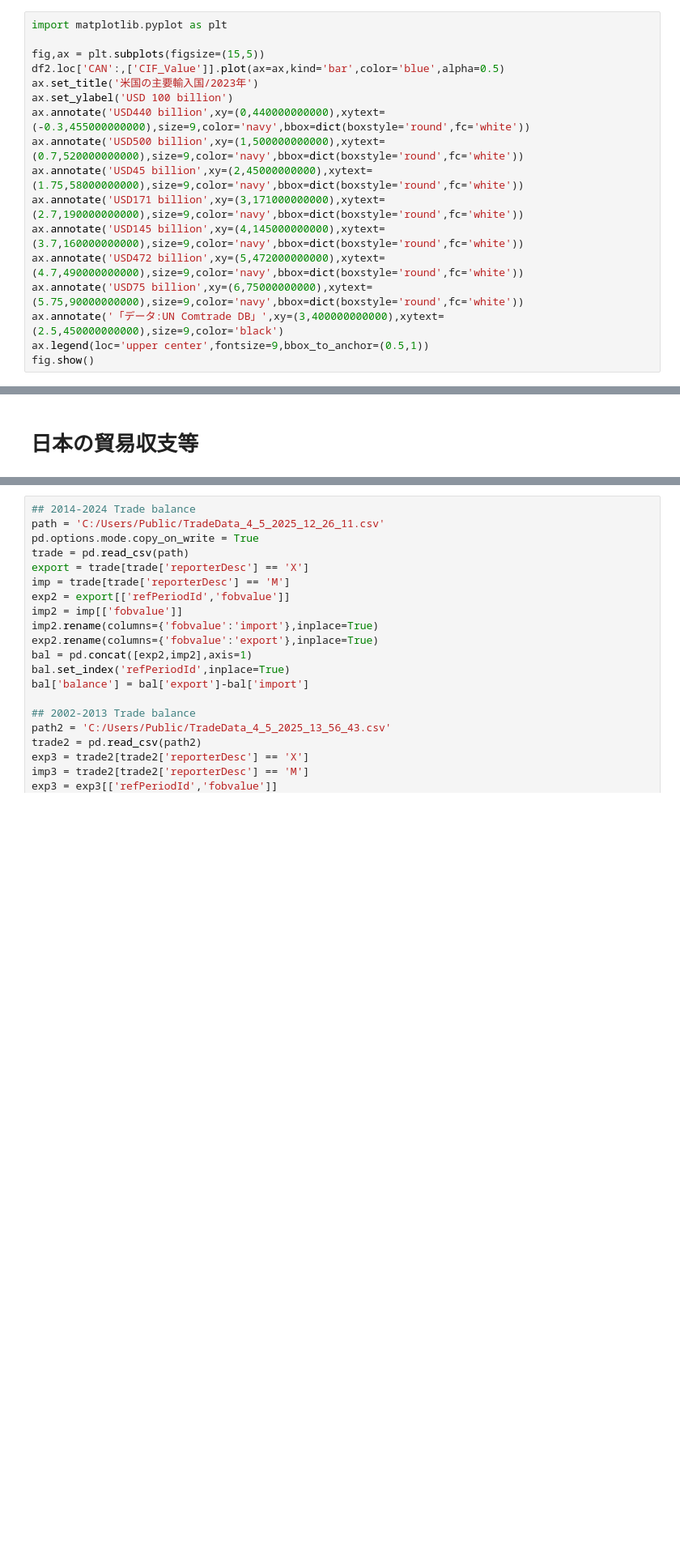
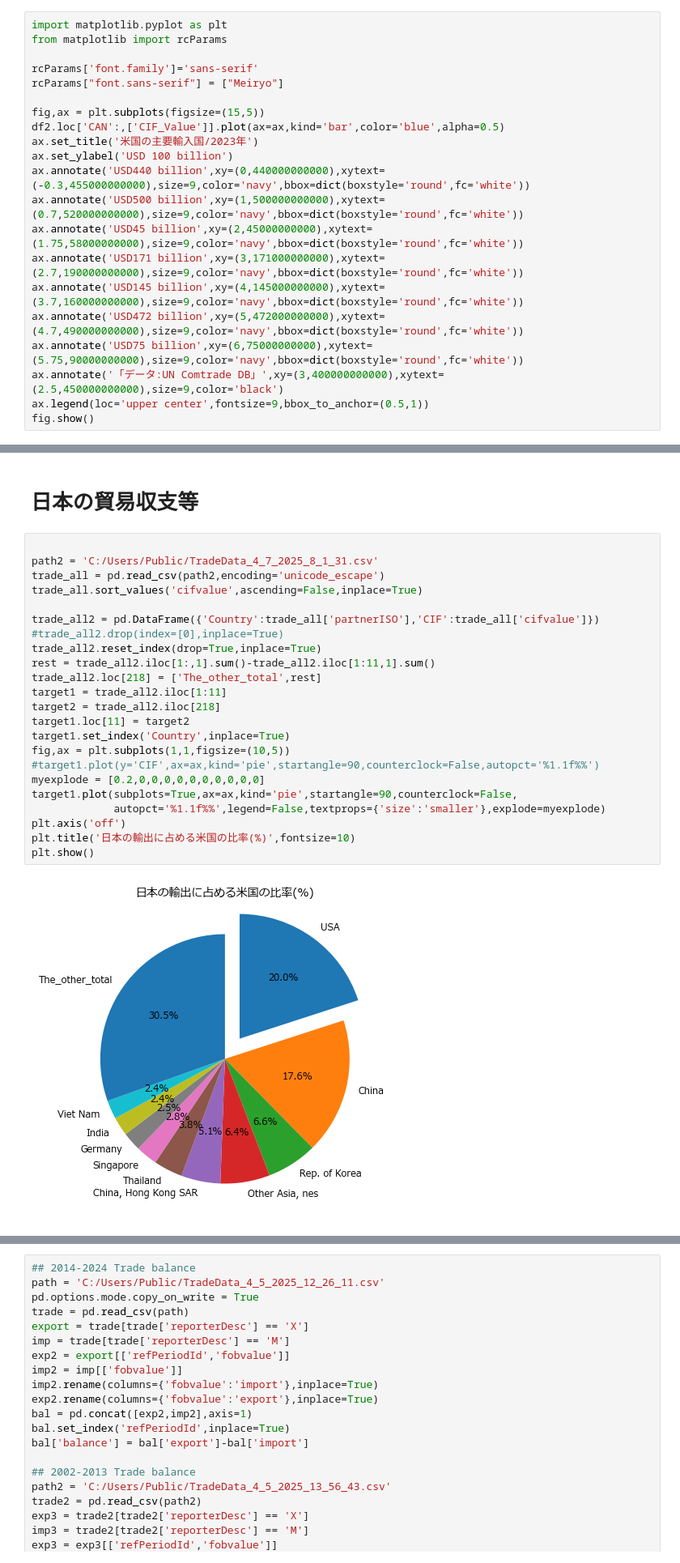
Before and after one commit to Pipikopimame/orbe_public2, a Jupyter notebook: 日本の貿易収支.ipynb, the cells around one changed output, grey strips where cells are left out. Shown at 81% size. Drawn from its saved outputs; the diff is of its cells as text; blank space fills up the shorter version.

```diff
--- a/日本の貿易収支.ipynb
+++ b/日本の貿易収支.ipynb
@@ -23,6 +24,10 @@ df2
 <h1>米国の主要輸入国/2023年</h1>
 # %%
 import matplotlib.pyplot as plt
+from matplotlib import rcParams
+
+rcParams['font.family']='sans-serif'
+rcParams["font.sans-serif"] = ["Meiryo"]
 
 fig,ax = plt.subplots(figsize=(15,5))
 df2.loc['CAN':,['CIF_Value']].plot(ax=ax,kind='bar',color='blue',alpha=0.5)
@@ -53,2 +48,27 @@ fig.show()
 # %% [markdown]
 <h1>日本の貿易収支等</h1>
+# %%
+
+path2 = 'C:/Users/Public/TradeData_4_7_2025_8_1_31.csv'
+trade_all = pd.read_csv(path2,encoding='unicode_escape')
+trade_all.sort_values('cifvalue',ascending=False,inplace=True)
+
+trade_all2 = pd.DataFrame({'Country':trade_all['partnerISO'],'CIF':trade_all['cifvalue']})
+#trade_all2.drop(index=[0],inplace=True)
+trade_all2.reset_index(drop=True,inplace=True)
+rest = trade_all2.iloc[1:,1].sum()-trade_all2.iloc[1:11,1].sum()
+trade_all2.loc[218] = ['The_other_total',rest]
+target1 = trade_all2.iloc[1:11]
+target2 = trade_all2.iloc[218]
+target1.loc[11] = target2
+target1.set_index('Country',inplace=True)
+fig,ax = plt.subplots(1,1,figsize=(10,5))
+#target1.plot(y='CIF',ax=ax,kind='pie',startangle=90,counterclock=False,autopct='%1.1f%%')
+myexplode = [0.2,0,0,0,0,0,0,0,0,0,0]
+target1.plot(subplots=True,ax=ax,kind='pie',startangle=90,counterclock=False,
+             autopct='%1.1f%%',legend=False,textprops={'size':'smaller'},explode=myexplode)
+plt.axis('off')
+plt.title('日本の輸出に占める米国の比率(%)',fontsize=10)
+plt.show()
+# %% [output]
+[figure, new version]
```
Also changed, not shown: parts of 4 cells of this notebook.
